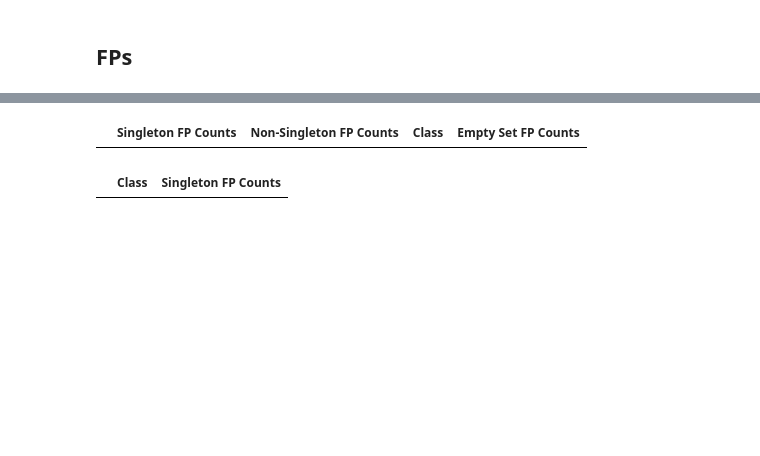
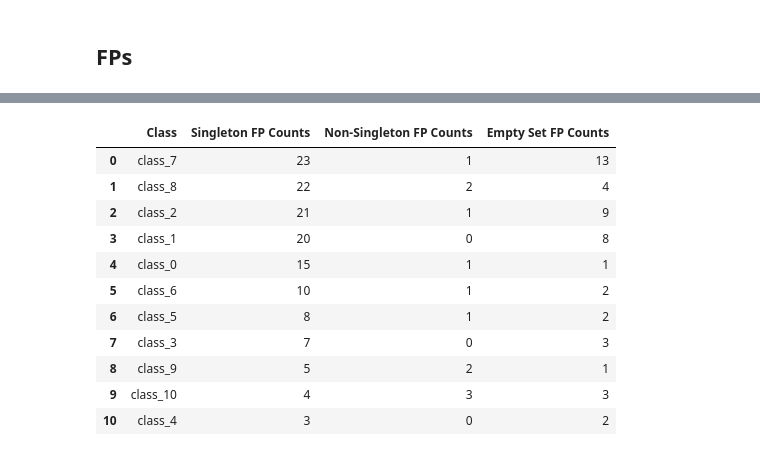
Before and after one commit to mohliyet/conformal_prediction, a Jupyter notebook: crepes_challenge_dataset.ipynb, the cells around one changed output, grey strips where cells are left out. Cells and saved outputs as stored; diff of their text form; code cells hidden in the pictures; blank space fills up the shorter version.

```diff
--- a/crepes_challenge_dataset.ipynb
+++ b/crepes_challenge_dataset.ipynb
@@ -31,6 +33,6 @@ seed = 100
 df_sampled = df_cal_tp.groupby('pred_obj_id').apply(lambda x: x.sample(min(len(x), sample_size), replace=False, random_state=seed)).reset_index(drop=True)
 
 df_test=pd.read_excel(data_dir,sheet_name='test_challenge') #test dataset with conf=0.25
-df_test_filtered = df_test[df_test['pred_obj_id'].notna()]
+# df_test_filtered = df_test[df_test['pred_obj_id'].notna()]
 df_calibration=df_sampled
-df_testing=df_test_filtered
+df_testing=df_test
@@ -561,7 +594,7 @@ def count_sets(df_filtered, p_set_cols, condition, column_name):
     one_counts = mask.sum(axis=1)
 
     # Create a mask based on the condition
-    mask_condition = condition(one_counts) & (df_filtered['gt_obj_id'] == '-')
+    mask_condition = condition(one_counts) & (df_filtered['gt_obj_id'].isna())
 
     # Use the mask to filter the DataFrame
     df_condition = df_filtered[mask_condition]
@@ -572,37 +605,44 @@ def count_sets(df_filtered, p_set_cols, condition, column_name):
     # Convert to DataFrame
     condition_counts_df = condition_counts.reset_index().rename(columns={'index': 'Class', 'pred_obj_id': column_name})
 
     # Create a mapping dictionary
     class_mapping = {i: f'class_{i}' for i in range(num_classes)}
 
     # Replace numeric class labels with string labels
     condition_counts_df['Class'] = condition_counts_df['Class'].replace(class_mapping)
 
     return condition_counts_df
 
 # Count the singletons, non-singletons, and empty sets per class
 singleton_counts_fp_df = count_sets(df_filtered, p_set_cols, lambda x: x == 1, 'Singleton FP Counts')
 non_singleton_counts_fp_df = count_sets(df_filtered, p_set_cols, lambda x: x > 1, 'Non-Singleton FP Counts')
 empty_set_counts_fp_df = count_sets(df_filtered, p_set_cols, lambda x: x == 0, 'Empty Set FP Counts')
 
 # Merge the three dataframes on 'Class'
 merged_df = pd.merge(singleton_counts_fp_df, non_singleton_counts_fp_df, on='Class', how='outer')
 merged_df = pd.merge(merged_df, empty_set_counts_fp_df, on='Class', how='outer')
 
 # Fill NaN values with 0
 merged_df = merged_df.fillna(0)
 
 # Convert counts to integers
 merged_df['Singleton FP Counts'] = merged_df['Singleton FP Counts'].astype(int)
 merged_df['Non-Singleton FP Counts'] = merged_df['Non-Singleton FP Counts'].astype(int)
 merged_df['Empty Set FP Counts'] = merged_df['Empty Set FP Counts'].astype(int)
 
 merged_df
 # %% [output]
-|  | Singleton FP Counts | Non-Singleton FP Counts | Class | Empty Set FP Counts |
+|  | Class | Singleton FP Counts | Non-Singleton FP Counts | Empty Set FP Counts |
+| 0 | class_7 | 23 | 1 | 13 |
+| 1 | class_8 | 22 | 2 | 4 |
+| 2 | class_2 | 21 | 1 | 9 |
+| 3 | class_1 | 20 | 0 | 8 |
+| 4 | class_0 | 15 | 1 | 1 |
+| 5 | class_6 | 10 | 1 | 2 |
+| 6 | class_5 | 8 | 1 | 2 |
+| 7 | class_3 | 7 | 0 | 3 |
+| 8 | class_9 | 5 | 2 | 1 |
+| 9 | class_10 | 4 | 3 | 3 |
+| 10 | class_4 | 3 | 0 | 2 |
-# %%
-singleton_counts_fp_df
-# %% [output]
-|  | Class | Singleton FP Counts |
 # %%
 df_testing.to_csv('hinge_seed_100.csv',index=False)
```
Also changed, not shown: parts of 17 cells of this notebook.
